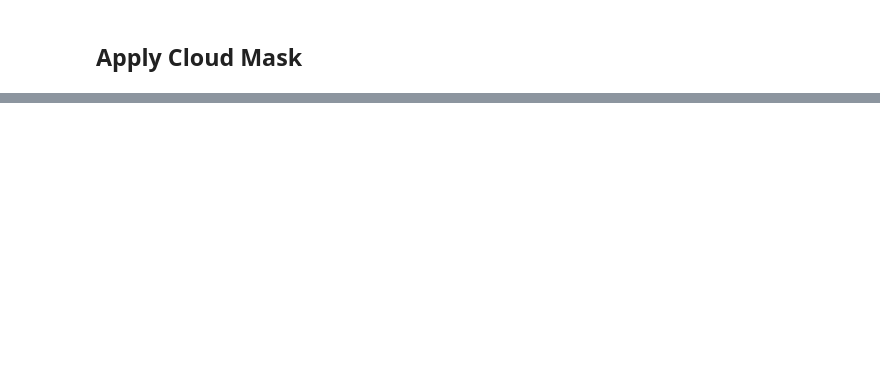
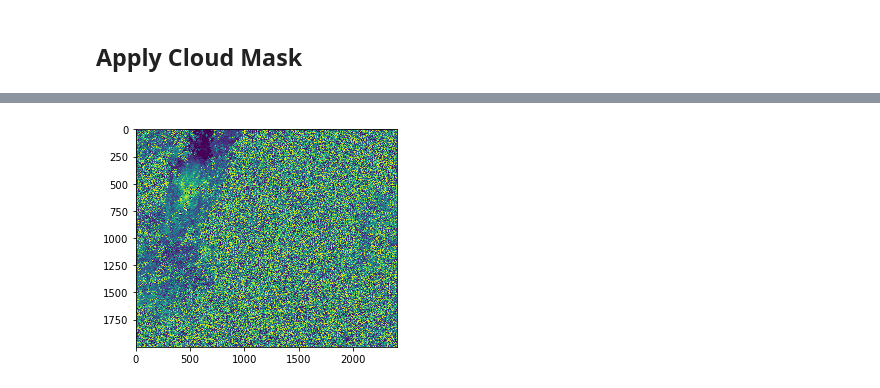
Before and after one commit to caseyslaught/duke-esda-forest-project, a Jupyter notebook: Download.ipynb, the cells around one changed output, grey strips where cells are left out. Drawn from its saved outputs; the diff is of its cells as text; code cells hidden in the pictures; blank space fills up the shorter version.

```diff
--- a/Download.ipynb
+++ b/Download.ipynb
@@ -593,0 +628,18 @@ KeyboardInterrupt:
+# %%
+import matplotlib.pyplot as plt
+import numpy as np
+import rasterio
+from rasterio.windows import Window
+
+window = Window(0, 0, 2800,  2200)
+red = rasterio.open(f"{s2_dir}/B04_composite.tif").read(1, masked=True, window=window)
+nir = rasterio.open(f"{s2_dir}/B08_composite.tif").read(1, masked=True, window=window)
+
+# need to convert to float otherwise weird things happen
+ndvi = (nir.astype(np.float64) - red.astype(np.float64)) / (nir + red)
+
+print(np.min(ndvi), np.max(ndvi), np.mean(ndvi))
+
+fig, ax = plt.subplots(figsize=(12, 12))
+ax.imshow(ndvi, cmap="RdYlGn")
+plt.show()
@@ -593,0 +650,6 @@ KeyboardInterrupt:
+# %%
+nir_var = rasterio.open("./data/s2/B08_composite.tif").read(2, masked=True, window=window)
+plt.imshow(nir_var)
+plt.show()
+# %% [output]
+[figure, added]
```
Also changed, not shown: parts of 30 cells of this notebook, 6 other files.
